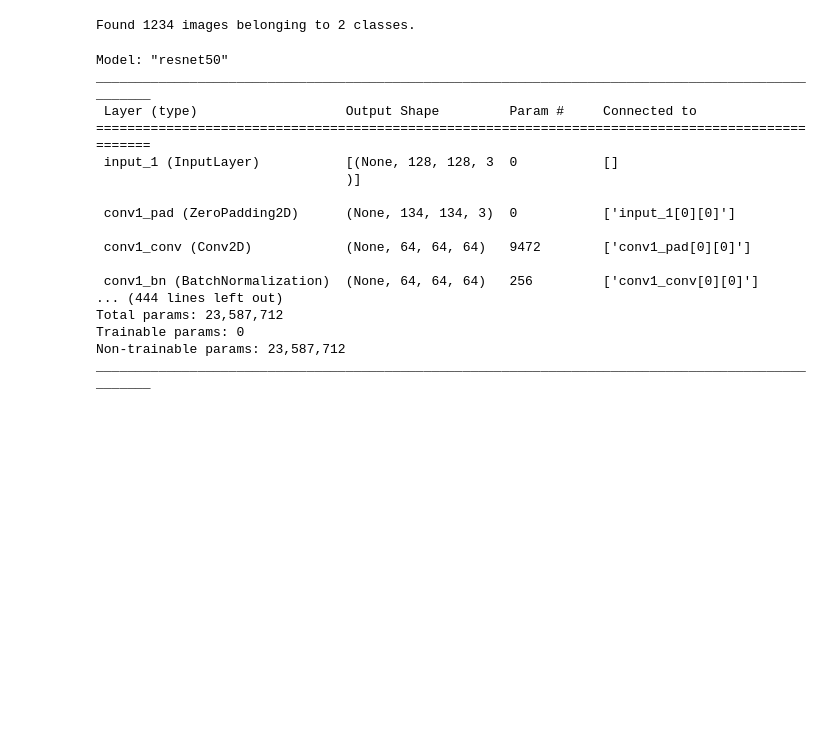
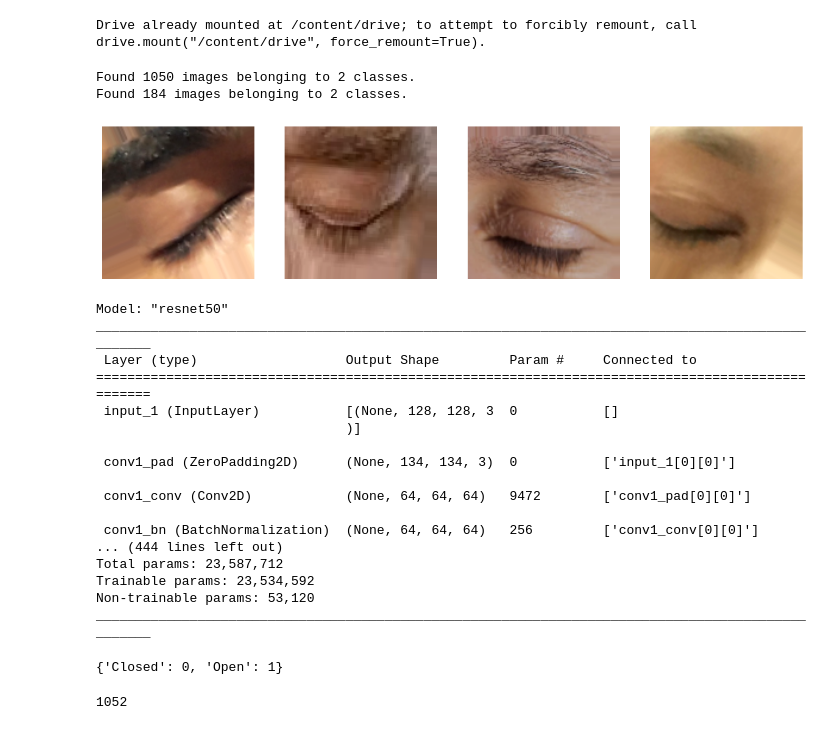
Before and after one commit to Srijan-CdGd/Eye_detectionn_DL_model, a Jupyter notebook: image_data_gen.ipynb, the cells around one changed output. Cells and saved outputs as stored; diff of their text form; code cells hidden in the pictures; blank space fills up the shorter version.

```diff
--- a/image_data_gen.ipynb
+++ b/image_data_gen.ipynb
@@ -8,26 +11,61 @@ import numpy as np
 # %%
 train_gen = ImageDataGenerator(
     fill_mode='nearest',
-    rotation_range=40,
-    width_shift_range=0.3,
-    height_shift_range=0.3,
-    brightness_range=[0.2, 1.6],
-    zoom_range=[0.7, 1.3],
+    rotation_range=30,
+    width_shift_range=0.1,
+    height_shift_range=0.1,
+    brightness_range=[0.4, 1.4],
+    zoom_range=[0.9, 1.1],
     horizontal_flip=True,
-    rescale=1./255,)
+    rescale=1./255,
+    validation_split=0.15,)
 
 test_gen = ImageDataGenerator(rescale=1./255)
+# %%
+from google.colab import drive
+drive.mount('/content/drive')
+# %% [output]
+Drive already mounted at /content/drive; to attempt to forcibly remount, call drive.mount("/content/drive", force_remount=True).
 # %%
 train_generator = train_gen.flow_from_directory(
-    'Dataset for Train test/train',
+    '/content/drive/MyDrive/dataset/Dataset for Train test/train',
     target_size=(128,128),
     batch_size=4,
-    class_mode='categorical')
+    color_mode='rgb',
+    class_mode='categorical',
+    subset='training',
+)
+
+val_generator = train_gen.flow_from_directory(
+    '/content/drive/MyDrive/dataset/Dataset for Train test/train',
+    target_size=(128,128),
+    batch_size=4,
+    color_mode='rgb',
+    class_mode='categorical',
+    subset='validation',
+)
 # %% [output]
-Found 1234 images belonging to 2 classes.
+Found 1050 images belonging to 2 classes.
+Found 184 images belonging to 2 classes.
+# %%
+fig, ax = plt.subplots(nrows=1, ncols=4, figsize=(15,15))
+
+for i in range(4):
+
+  # convert to unsigned integers for plotting
+  image = next(train_generator)[0].astype('float16')
+
+  # changing size from (1, 200, 200, 3) to (200, 200, 3) for plotting the image
+  image = np.squeeze(image)
+
+  # plot raw pixel data
+  ax[i].imshow(image[0].astype('float32'))
+  ax[i].axis('off')
+# %% [output]
+[figure, added]
 # %%
 resnet_model = tf.keras.applications.resnet50.ResNet50(include_top=False, weights='imagenet', classes = 2, input_shape = (128,128,3))
-resnet_model.trainable = False
+resnet_model.trainable = True
 resnet_model.summary()
 # %% [output]
 Model: "resnet50"
@@ -44,7 +82,15 @@ ________________________________________________________________________________
  conv1_bn (BatchNormalization)  (None, 64, 64, 64)   256         ['conv1_conv[0][0]']
 ... (444 lines left out)
 Total params: 23,587,712
-Trainable params: 0
-Non-trainable params: 23,587,712
+Trainable params: 23,534,592
+Non-trainable params: 53,120
 __________________________________________________________________________________________________
+# %%
+train_generator.class_indices
+# %% [output]
+{'Closed': 0, 'Open': 1}
+# %%
+len(train_generator) * train_generator.batch_size
+# %% [output]
+1052
 # %%
```
Also changed, not shown: parts of 14 cells of this notebook.
